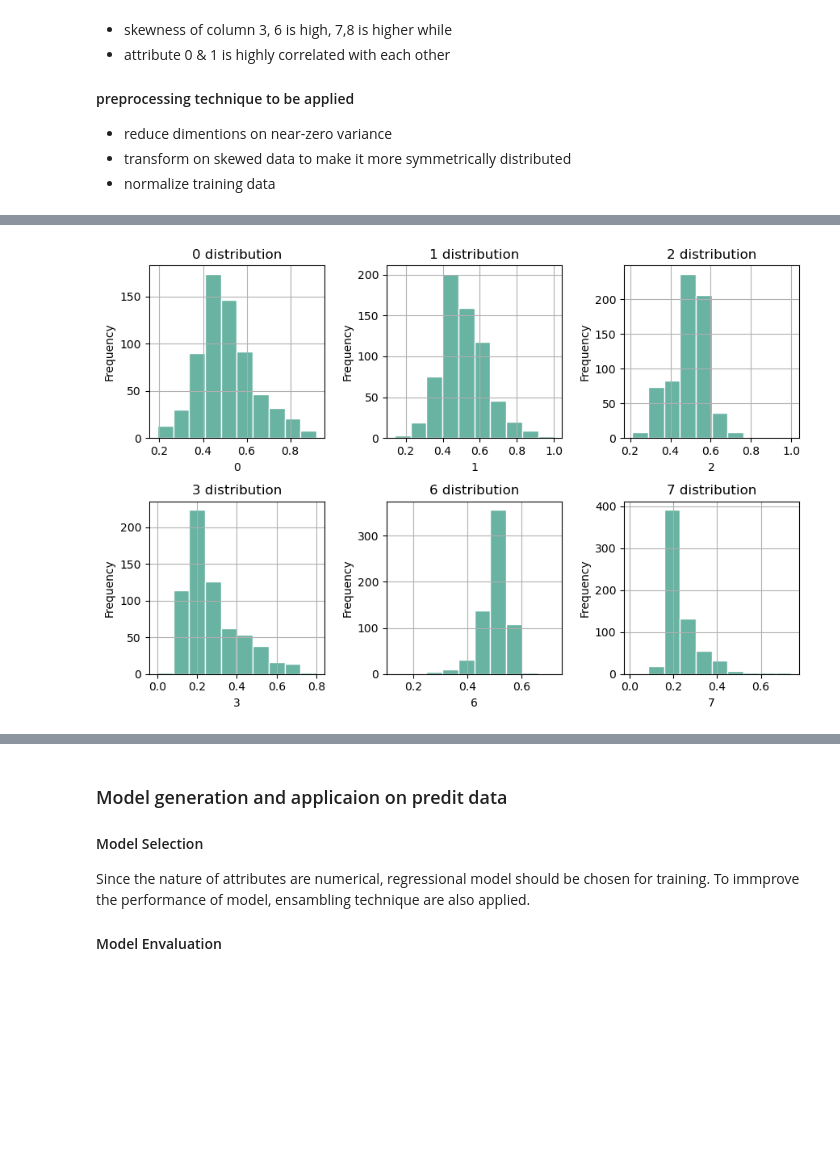
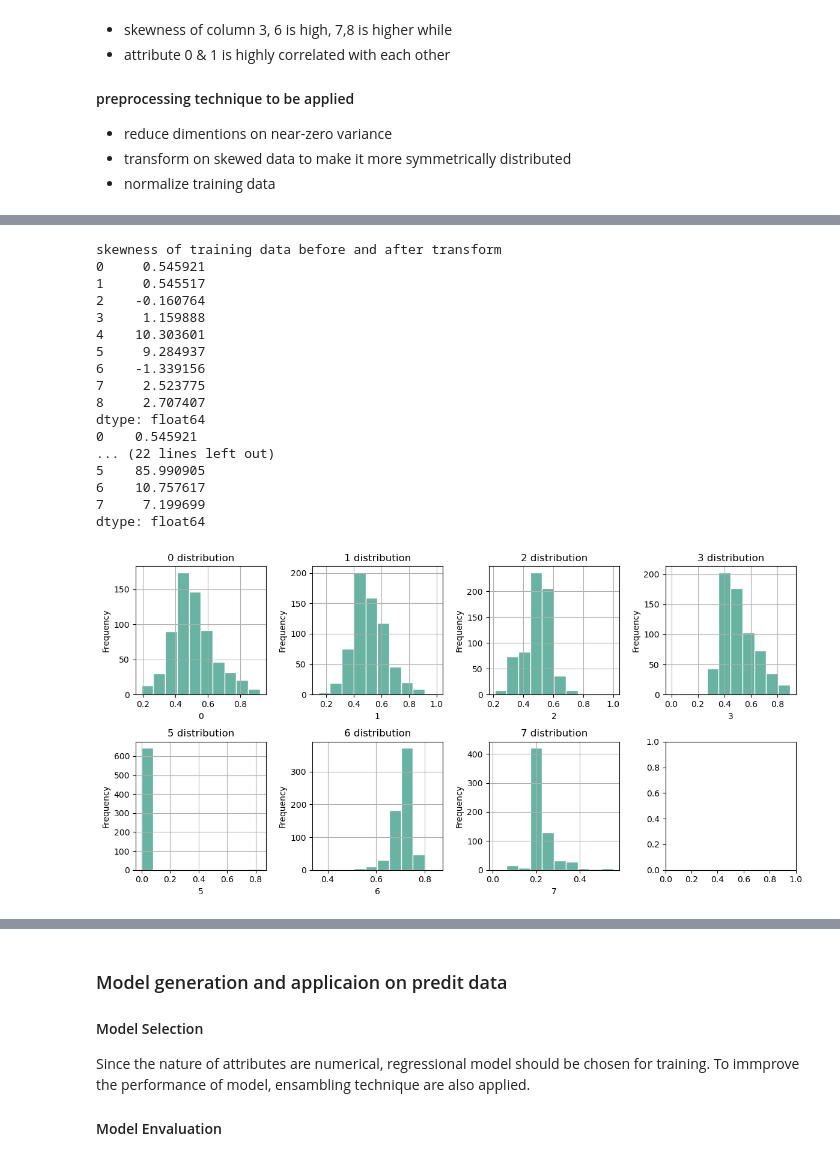
Before and after one commit to daiqing2009/CP610, a Jupyter notebook: Assignment2/A2.ipynb, the cells around one changed output, grey strips where cells are left out. Cells and saved outputs as stored; diff of their text form; code cells hidden in the pictures; blank space fills up the shorter version.

```diff
--- a/Assignment2/A2.ipynb
+++ b/Assignment2/A2.ipynb
@@ -171,12 +173,8 @@ attr5 = df_test_attribute_only['5']
 print("propotion of outliers of attribute 5 in test data= %.3f " % (len(attr5[(attr5!=0)])/len(attr5)))
 
 #elimite attribute 4 &5 which is almost constants with few outlier
-df_train_x = df_train.drop(columns=['4', '5','8'])
+df_train_x = df_train.drop(columns=['4', '8'])
 df_train_y = df_train['8']
-
-#TODO:
-print(df_train_x.corr())
-
 
 # correlation after
 f = plt.figure(figsize=(10, 6))
@@ -203,31 +194,60 @@ propotion of outliers of attribute 5 in test data= 0.020
 # %%
-# draw histogram of all columns
+# Transform the skewness of data according to instuction on https://anatomisebiostats.com/biostatistics-blog/transforming-skewed-data/
+# squeare root transform on moderate skewed data
+df_train_x['3']= (df_train_x['3'])**(1/2)
+df_train_x['6']= (df_train_x['6'])**(1/2)
+# log  transform on highly skewed data
+df_train_x['7']= np.log(df_train_x['7']+1)
 
-#TODO: transform the skewness of data
+# attr 5 is too extrem to take any meaningful transform
 
+print("skewness of training data before and after transform")
+print(df_train.skew(axis='index'))
+print(df_train_x.skew(axis='index'))
+
+print("kurtosis of training data before and after transform")
+print(df_train.kurt(axis="index"))
+print(df_train_x.kurt(axis="index"))
 
 # Initialize a 3x3 charts
-fig, axes = plt.subplots(nrows=2, ncols=3, figsize=(9, 6))
+fig, axes = plt.subplots(nrows=2, ncols=4, figsize=(12, 6))
 
 # Flatten the axes array (makes it easier to iterate over)
 axes = axes.flatten()
 
 # Loop through each column and plot a histogram
 for i, column in enumerate(df_train_x.columns):
 
     # Add the histogram
     df_train_x[column].hist(ax=axes[i], # Define on which ax we're working on
                     edgecolor='white', # Color of the border
                     color='#69b3a2' # Color of the bins
                    )
 
     # Add title and axis label
     axes[i].set_title(f'{column} distribution')
     axes[i].set_xlabel(column)
     axes[i].set_ylabel('Frequency')
 
 # Adjust layout
 plt.tight_layout()
 # %% [output]
+skewness of training data before and after transform
+0     0.545921
+1     0.545517
+2    -0.160764
+3     1.159888
+4    10.303601
+5     9.284937
+6    -1.339156
+7     2.523775
+8     2.707407
+dtype: float64
+0    0.545921
+... (22 lines left out)
+5    85.990905
+6    10.757617
+7     7.199699
+dtype: float64
-[figure, old version]
+[figure, new version]
 # %%
```
Also changed, not shown: parts of 14 cells of this notebook, 1 other file.
